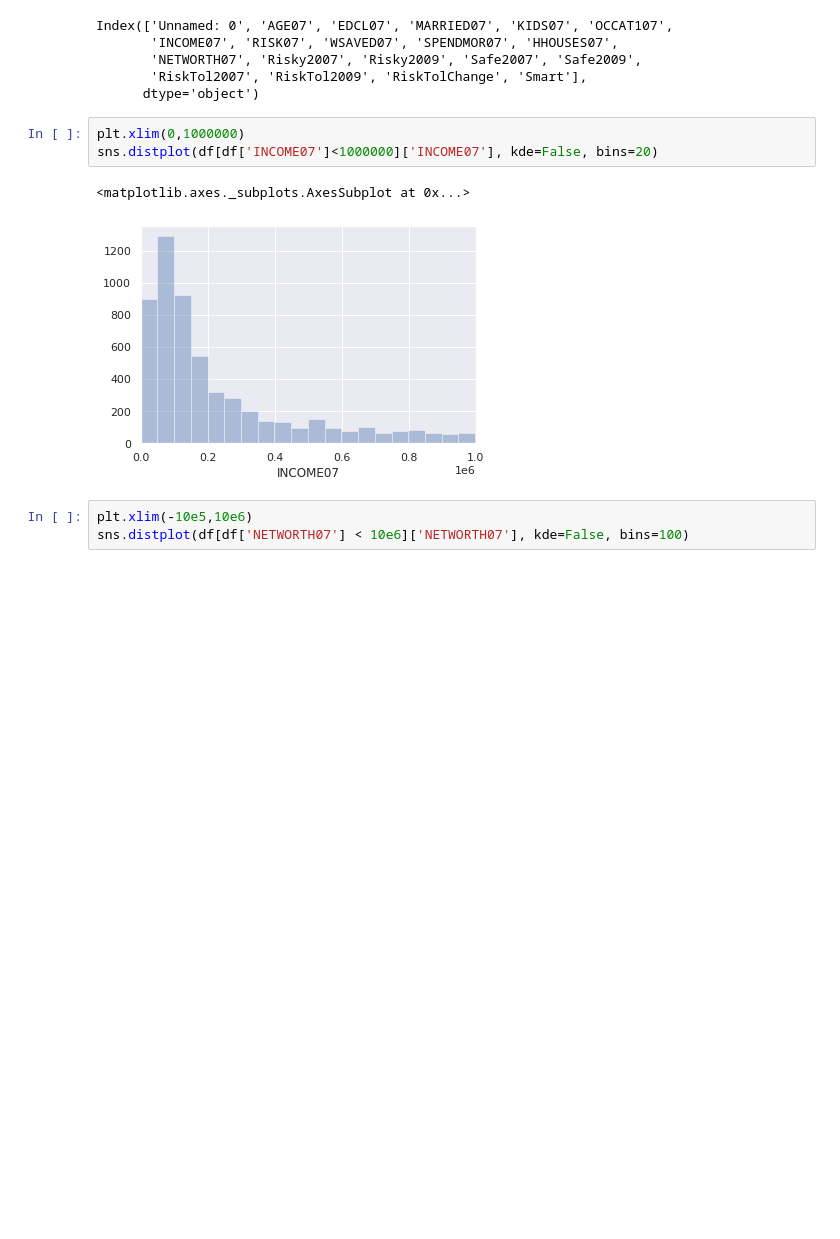
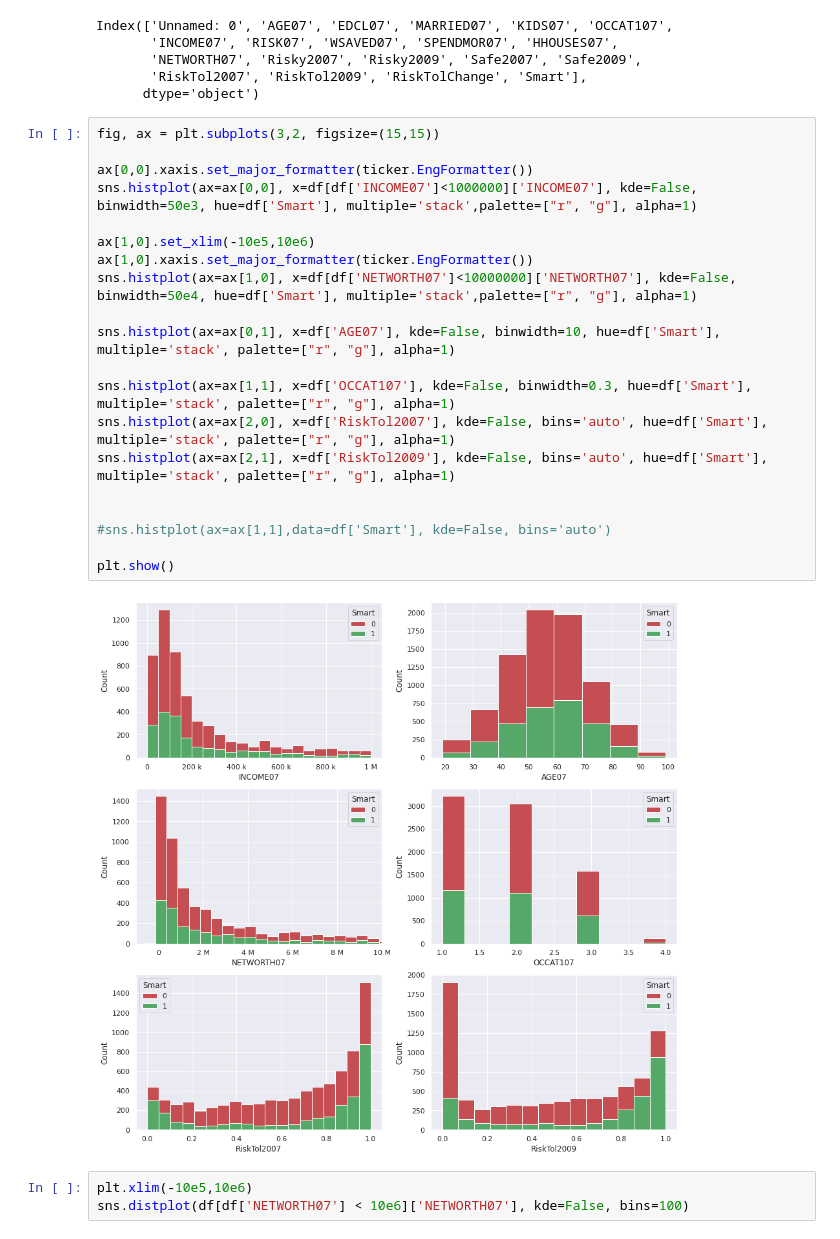
Before and after one commit to tomasz-te/Risk-Tolerance, a Jupyter notebook: Investor_risk_tolerance.ipynb, the cells around one changed output. Drawn from its saved outputs; the diff is of its cells as text; blank space fills up the shorter version.

```diff
--- a/Investor_risk_tolerance.ipynb
+++ b/Investor_risk_tolerance.ipynb
@@ -150,12 +152,28 @@ Index(['Unnamed: 0', 'AGE07', 'EDCL07', 'MARRIED07', 'KIDS07', 'OCCAT107',
        'NETWORTH07', 'Risky2007', 'Risky2009', 'Safe2007', 'Safe2009',
        'RiskTol2007', 'RiskTol2009', 'RiskTolChange', 'Smart'],
       dtype='object')
-# %%
-plt.xlim(0,1000000)
-sns.distplot(df[df['INCOME07']<1000000]['INCOME07'], kde=False, bins=20)
-# %% [output]
-<matplotlib.axes._subplots.AxesSubplot at 0x...>
-[figure, removed]
+# %%
+fig, ax = plt.subplots(3,2, figsize=(15,15))
+
+ax[0,0].xaxis.set_major_formatter(ticker.EngFormatter())
+sns.histplot(ax=ax[0,0], x=df[df['INCOME07']<1000000]['INCOME07'], kde=False, binwidth=50e3, hue=df['Smart'], multiple='stack',palette=["r", "g"], alpha=1)
+
+ax[1,0].set_xlim(-10e5,10e6)
+ax[1,0].xaxis.set_major_formatter(ticker.EngFormatter())
+sns.histplot(ax=ax[1,0], x=df[df['NETWORTH07']<10000000]['NETWORTH07'], kde=False, binwidth=50e4, hue=df['Smart'], multiple='stack',palette=["r", "g"], alpha=1)
+
+sns.histplot(ax=ax[0,1], x=df['AGE07'], kde=False, binwidth=10, hue=df['Smart'], multiple='stack', palette=["r", "g"], alpha=1)
+
+sns.histplot(ax=ax[1,1], x=df['OCCAT107'], kde=False, binwidth=0.3, hue=df['Smart'], multiple='stack', palette=["r", "g"], alpha=1)
+sns.histplot(ax=ax[2,0], x=df['RiskTol2007'], kde=False, bins='auto', hue=df['Smart'], multiple='stack', palette=["r", "g"], alpha=1)
+sns.histplot(ax=ax[2,1], x=df['RiskTol2009'], kde=False, bins='auto', hue=df['Smart'], multiple='stack', palette=["r", "g"], alpha=1)
+
+
+#sns.histplot(ax=ax[1,1],data=df['Smart'], kde=False, bins='auto')
+
+plt.show()
+# %% [output]
+[figure, added]
 # %%
 plt.xlim(-10e5,10e6)
 sns.distplot(df[df['NETWORTH07'] < 10e6]['NETWORTH07'], kde=False, bins=100)
```
Also changed, not shown: parts of 5 cells of this notebook.
